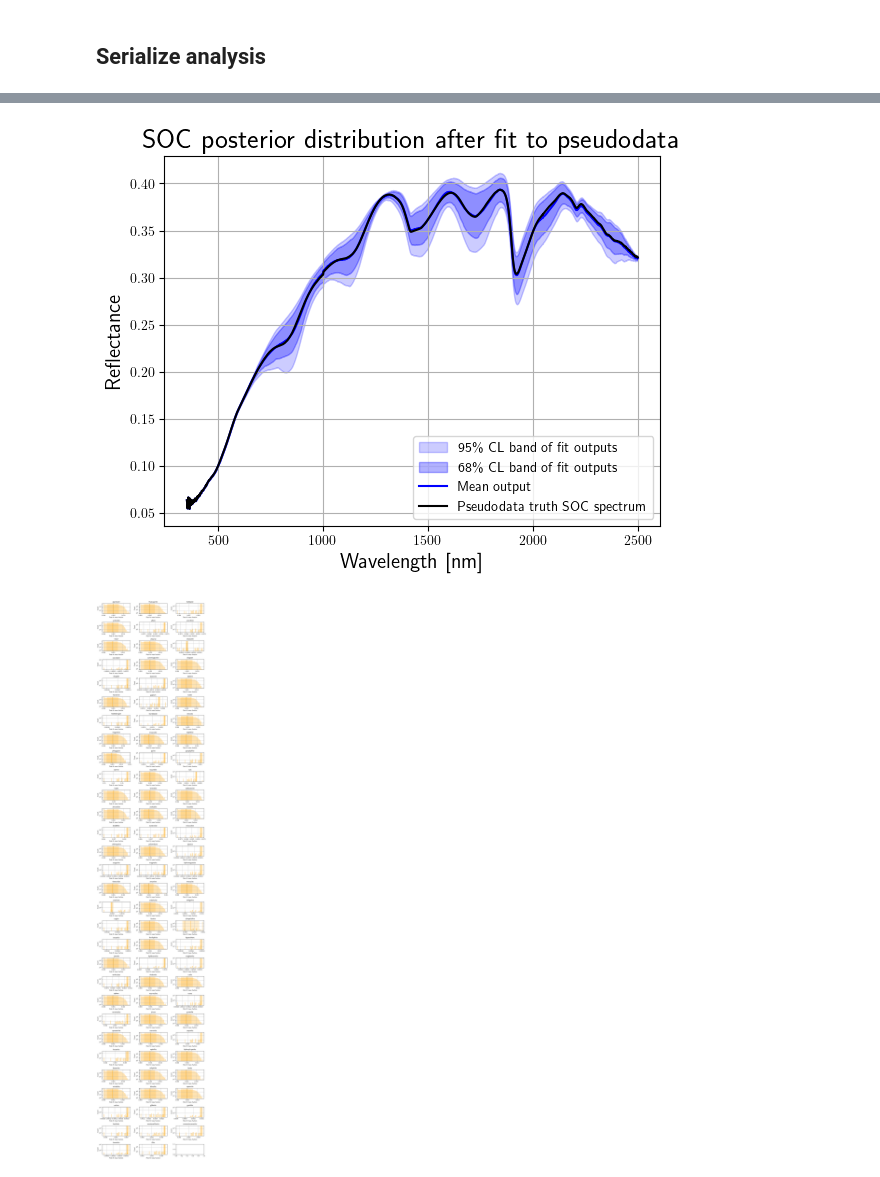
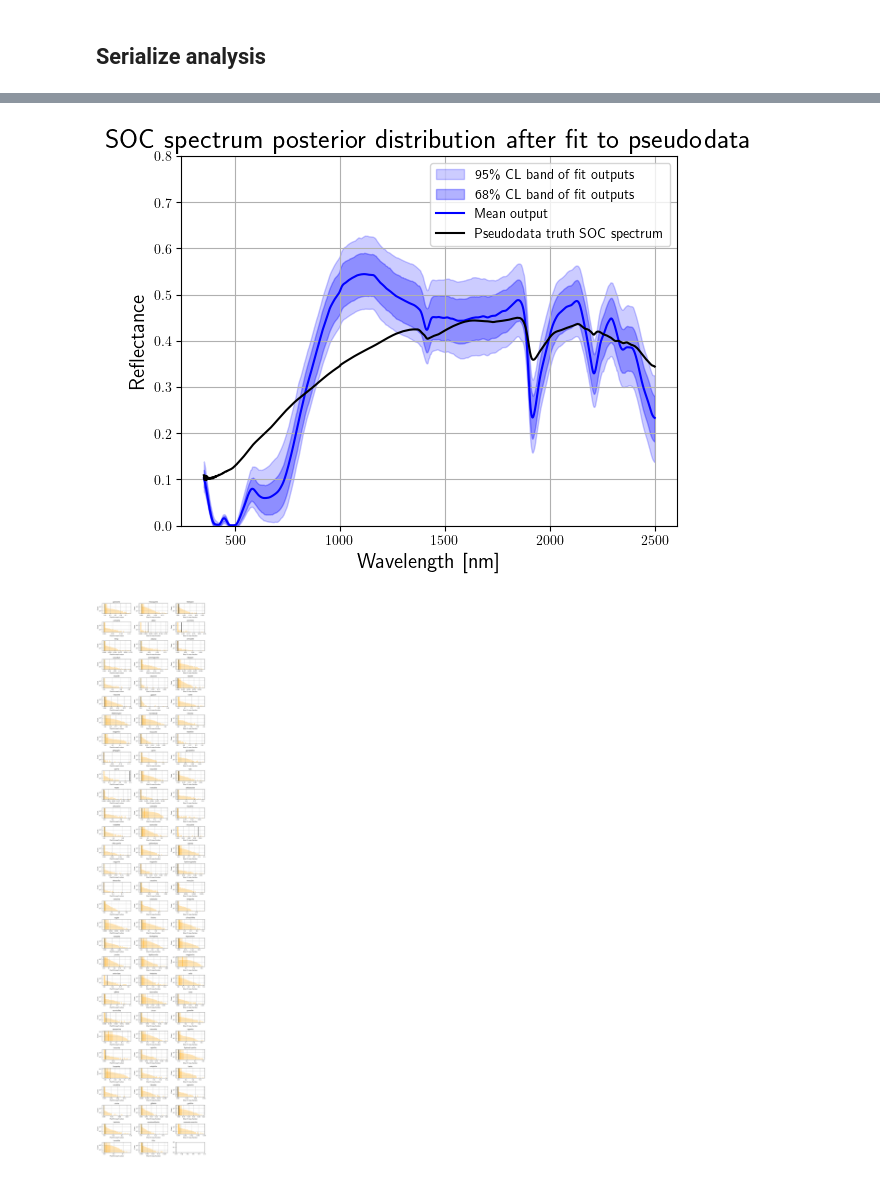
Before and after one commit to jmortan/RaCA-SOC-a-spectrum-analysis, a Jupyter notebook: RaCA-SOC-a/run-RaCA-SOC-a_step2.ipynb, the cells around one changed output, grey strips where cells are left out. Cells and saved outputs as stored; diff of their text form; code cells hidden in the pictures.

```diff
--- a/RaCA-SOC-a/run-RaCA-SOC-a_step2.ipynb
+++ b/RaCA-SOC-a/run-RaCA-SOC-a_step2.ipynb
@@ -427,19 +423,21 @@ plt.show()
 # %%
 import pickle
 
-with open('step2_systematics_N100_Np999_E1p5k_init.pkl', 'wb') as file:
-        pickle.dump((model,F,seedFsoc,trueFsoc,seedMs,dataIndices,msoc,rhorads,seedSOCrr,trueSOCrr), file)
+with open('step2_systematics_N100_NpAll_E100k_init.pkl', 'wb') as file:
+        pickle.dump((model,optimizer,F,seedFsoc,trueFsoc,seedMs,dataIndices,msoc,rhorads,seedSOCrr,trueSOCrr), file)
 # %%
 import pickle
 
-with open('step2_systematics_N100_Np999_E1p5k_init.pkl', 'rb') as file:
-        (model,F,seedFsoc,trueFsoc,seedMs,dataIndices,msoc,rhorads,seedSOCrr,trueSOCrr) = pickle.load(file)
+with open('step2_systematics_N100_NpAll_E100k_init.pkl', 'rb') as file:
+        (model,optimizer,F,seedFsoc,trueFsoc,seedMs,dataIndices,msoc,rhorads,seedSOCrr,trueSOCrr) = pickle.load(file)
 # %% [markdown]
 ## Serialize analysis
 # %%
+import pickle
+
 offset = 0
 
-for i in range(100) :
+for i in tqdm(range(300)) :
 
     # generate msoc
     dataIndices = np.random.choice(NData,NPoints,replace=False)
@@ -467,20 +465,21 @@ for i in range(100) :
     ys = (tmsoc,torch.tensor(dataI[dataIndices].tolist()),torch.tensor([]))
 
     # run model fit
-    model = LinearMixingModel(tF,tFsoc,tseedMs,trhorads,trrsoc)
-    optimizer = optim.Adam(model.parameters(), lr = 0.0001, betas=(0.85,0.99))
+    nepochs=100000
+    model = LinearMixingModel(tF,tFsoc,tseedMs,trhorads,trrsoc,nepochs)
+    optimizer = optim.Adam(model.parameters(), lr = 0.00002, betas=(0.95,0.9))
 
     print("\t - Training model",i)
-    for epoch in range(1) :
+    for epoch in tqdm(range(nepochs)) :
         loss = model(ys)
         e = torch.mean(loss)
         e.backward()
         optimizer.step()
         optimizer.zero_grad()
 
-    print("Epoch ",epoch,": ", loss.detach().item())
+    print("Epoch ",epoch,": ", loss.detach().item(), model.lsq[-1], model.lsq[-1] / (0.05 ** 2) / (NPoints*MSpectra))
 
-    with open('step2_systematics_N100_Np999_E1p5k_%i.pkl'%(i+offset), 'wb') as file:
+    with open('step2_systematics_N100_NpAll_E100k_%i.pkl'%(i+offset), 'wb') as file:
         pickle.dump((model,F,seedFsoc,trueFsoc,seedMs,dataIndices,msoc,rhorads,seedSOCrr,trueSOCrr), file)
 # %% [output]
          - Training model 0
@@ -504,13 +510,13 @@ Epoch  0 :  43839.37109375
 import pickle
 
 rrs=[]
-socspecs = np.zeros([MSpectra,101])
-ms = np.zeros([NPoints,KEndmembers-1,101])
+socspecs = np.zeros([MSpectra,301])
+ms = np.zeros([NPoints,KEndmembers-1,301])
 
 offset=0
 
-with open('step2_systematics_N100_Np999_E1p5k_init.pkl', 'rb') as file:
-        (model,F,seedFsoc,trueFsoc,seedMs,dataIndices,msoc,rhorads,seedSOCrr,trueSOCrr) = pickle.load(file)
+with open('step2_systematics_N100_NpAll_E100k_init.pkl', 'rb') as file:
+        (model,optimizer,F,seedFsoc,trueFsoc,seedMs,dataIndices,msoc,rhorads,seedSOCrr,trueSOCrr) = pickle.load(file)
         rrs += [model.rrsoc.detach().item()]
         socspecs[:,0] = np.array(model.fsoc.tolist())
 
@@ -522,9 +528,9 @@ with open('step2_systematics_N100_Np999_E1p5k_init.pkl', 'rb') as file:
 
         print(model.rrsoc.detach().item())
 
-for i in range(100) :
+for i in range(300) :
 
-    with open('step2_systematics_N100_Np999_E1p5k_%i.pkl'%(i+offset), 'rb') as file:
+    with open('step2_systematics_N100_NpAll_E100k_%i.pkl'%(i+offset), 'rb') as file:
         (model,F,seedFsoc,trueFsoc,seedMs,dataIndices,msoc,rhorads,seedSOCrr,trueSOCrr) = pickle.load(file)
 
         rrs += [model.rrsoc.detach().item()]
@@ -572,21 +578,22 @@ plt.legend(loc='best')
 # %%
 #plt.fill_between(XF,np.quantile(socspecs,0.99,axis=1),np.quantile(socspecs,0.01,axis=1),color='blue',alpha=0.1,label=r'99\% CL band')
 plt.fill_between(XF,np.quantile(socspecs,0.95,axis=1),np.quantile(socspecs,0.05,axis=1),color='blue',alpha=0.2,label=r'95\% CL band of fit outputs')
 plt.fill_between(XF,np.quantile(socspecs,0.84,axis=1),np.quantile(socspecs,0.16,axis=1),color='blue',alpha=0.3,label=r'68\% CL band of fit outputs')
 
 #plt.plot(XF,np.mean(socspecs,axis=1), color='orange',lw=0.5, label=r'Mean of fit outputs');
 
 plt.plot(XF,np.mean(socspecs,axis=1), color='blue', label=r'Mean output');
 plt.plot(XF,seedFsoc, color='black', label=r'Pseudodata truth SOC spectrum');
 
+plt.ylim([0.0,0.8])
 plt.xlabel(r'Wavelength [nm]',fontsize=15)
 plt.ylabel(r'Reflectance',fontsize=15)
-plt.title(r'SOC posterior distribution after fit to pseudodata',fontsize=20)
+plt.title(r'SOC spectrum posterior distribution after fit to pseudodata',fontsize=20)
 
 plt.grid()
-plt.legend();
+plt.legend(loc='best');
 # %% [output]
-[figure, old version]
+[figure, new version]
 # %%
 f, axarr = plt.subplots(int(np.ceil(KEndmembers/3.)),3,figsize=(10,50))
 
@@ -612,6 +619,9 @@ for iEndmember in range(ms.shape[1]):
     axarr[curr_row,col].grid()
     axarr[curr_row,col].set_yscale('log')
 
+    if endMemList[iEndmember] in seedMsDict :
+        axarr[curr_row,col].vlines(seedMsDict[endMemList[iEndmember]],ymin=0,ymax=np.max(th[0]*1.05),color="black")
+
     # we have finished the current row, so increment row counter
     if col == 2 :
         curr_row += 1
@@ -621,4 +631,4 @@ for iEndmember in range(ms.shape[1]):
 f.tight_layout()
 plt.show()
 # %% [output]
-[figure, old version]
+[figure, new version]
```
Also changed, not shown: parts of 21 cells of this notebook, 3 other files.
